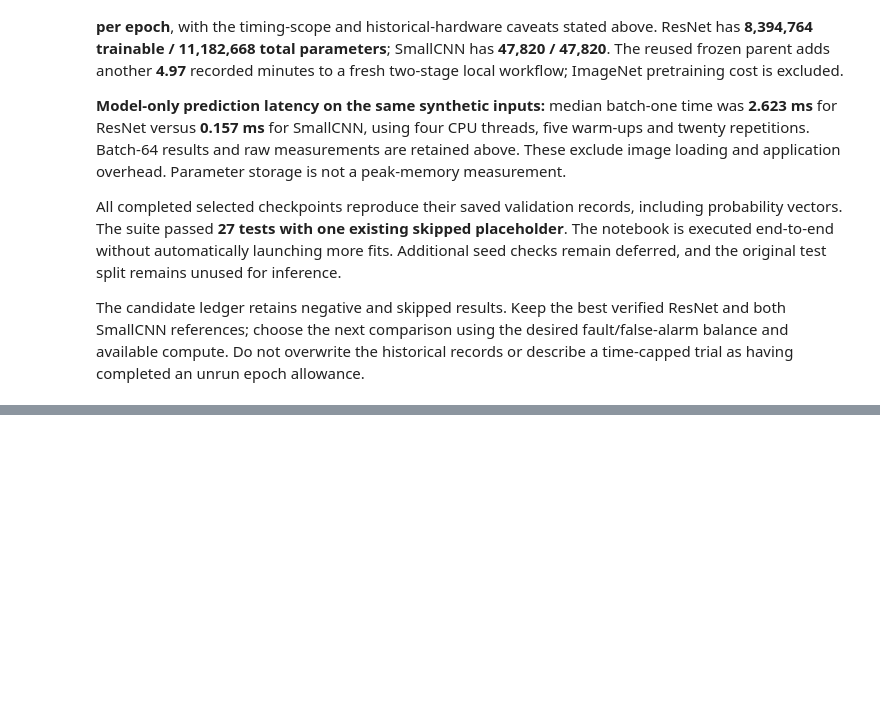
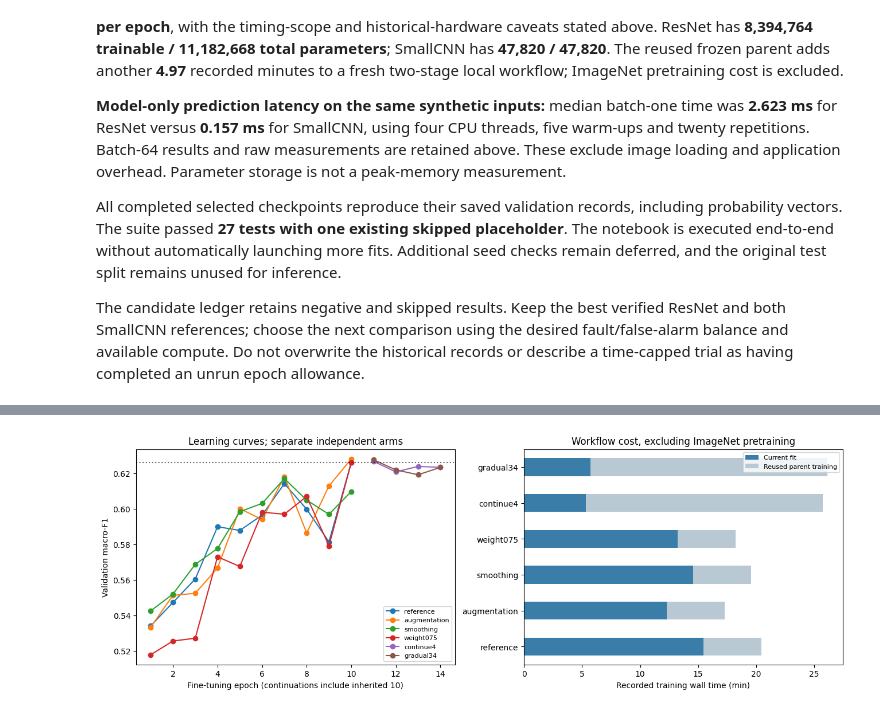
Before and after one commit to tw84794-sys/ENGG2112_PV_Fault_Classification, a Jupyter notebook: notebooks/03_resnet18_experiments.ipynb, the cells around one changed output, grey strips where cells are left out. Cells and saved outputs as stored; diff of their text form; code cells hidden in the pictures; blank space fills up the shorter version.

```diff
--- a/notebooks/03_resnet18_experiments.ipynb
+++ b/notebooks/03_resnet18_experiments.ipynb
@@ -853,0 +964,24 @@ The candidate ledger retains negative and skipped results. Keep the best verifie
+# %%
+generalisation_path = ROOT / "results/resnet18-generalisation-v1.json"
+generalisation_runs = []
+if generalisation_path.is_file():
+    generalisation = json.loads(generalisation_path.read_text())
+    assert generalisation["test_evaluated"] is False
+    generalisation_runs = generalisation["runs"]
+    generalisation_table = pd.DataFrame(generalisation["comparison"]).set_index("arm")
+    for result in generalisation_runs:
+        assert result["verification"]["checkpoint_predictions_verified"]
+        assert result["verification"]["validation_images"] == 2988
+        assert result["metrics"]["count"] == 2988
+        assert result["plan"]["manifest_sha256"] == manifest_sha
+    display(generalisation_table[["macro_f1", "accuracy", "balanced_accuracy", "missed_faults", "false_alarms",
+                                   "best_epoch", "epochs_completed", "stop_reason",
+                                   "incremental_minutes", "cumulative_workflow_minutes"]].rename(columns={
+        "macro_f1": "Macro-F1", "accuracy": "12-class accuracy", "balanced_accuracy": "Balanced accuracy",
+        "missed_faults": "Missed faults / 1492", "false_alarms": "False alarms / 1496",
+        "best_epoch": "Selected epoch in this stage", "epochs_completed": "Epochs completed",
+        "incremental_minutes": "This fit (min)", "cumulative_workflow_minutes": "Workflow training (min)",
+    }).round(4))
+    print("Total new candidate full-fit time:", round(generalisation["new_training_wall_minutes"], 2), "minutes")
+else:
+    print("Trials are not yet fully exported. See the fixed plans and candidate ledger; no result is assumed.")
@@ -853,0 +998,22 @@ The candidate ledger retains negative and skipped results. Keep the best verifie
+# %%
+if generalisation_runs:
+    fig, axes = plt.subplots(1, 2, figsize=(13, 4.5), layout="constrained")
+    for result in generalisation_runs:
+        history = result["history"]
+        arm = result["arm"]
+        offset = 10 if arm in ("continue4", "gradual34") else 0
+        axes[0].plot([h["epoch"] + offset for h in history],
+                     [h["validation_macro_f1"] for h in history], marker="o", label=arm)
+    axes[0].axhline(generalisation_runs[0]["metrics"]["macro_f1"], color="black", linestyle=":", alpha=.6)
+    axes[0].set(xlabel="Fine-tuning epoch (continuations include inherited 10)",
+                ylabel="Validation macro-F1", title="Learning curves; separate independent arms")
+    axes[0].legend(fontsize=8)
+    generalisation_table[["incremental_minutes", "inherited_training_minutes"]].rename(columns={
+        "incremental_minutes": "Current fit", "inherited_training_minutes": "Reused parent training"
+    }).plot.barh(stacked=True, ax=axes[1], color=["#397da8", "#b8c9d4"])
+    axes[1].set(xlabel="Recorded training wall time (min)", ylabel="", title="Workflow cost, excluding ImageNet pretraining")
+    axes[1].legend(fontsize=8)
+    fig.savefig(ROOT / "results/resnet18-generalisation-v1-comparison.png", dpi=160, bbox_inches="tight")
+    plt.show()
+# %% [output]
+[figure, added]
```
Also changed, not shown: parts of 12 cells of this notebook, 16 other files.
